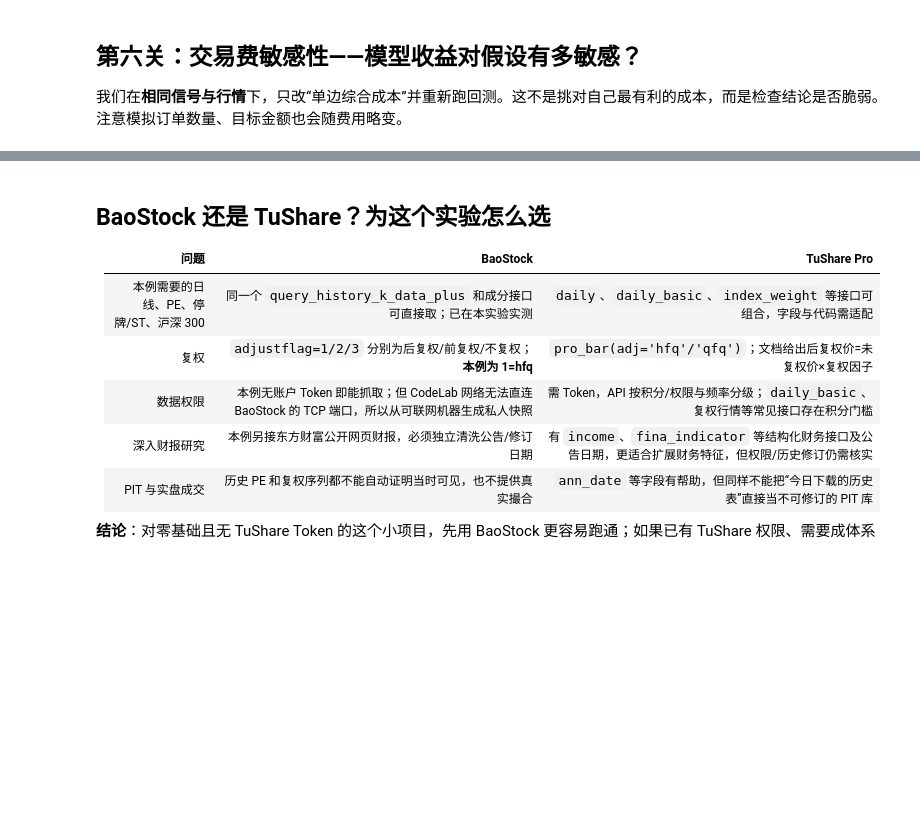
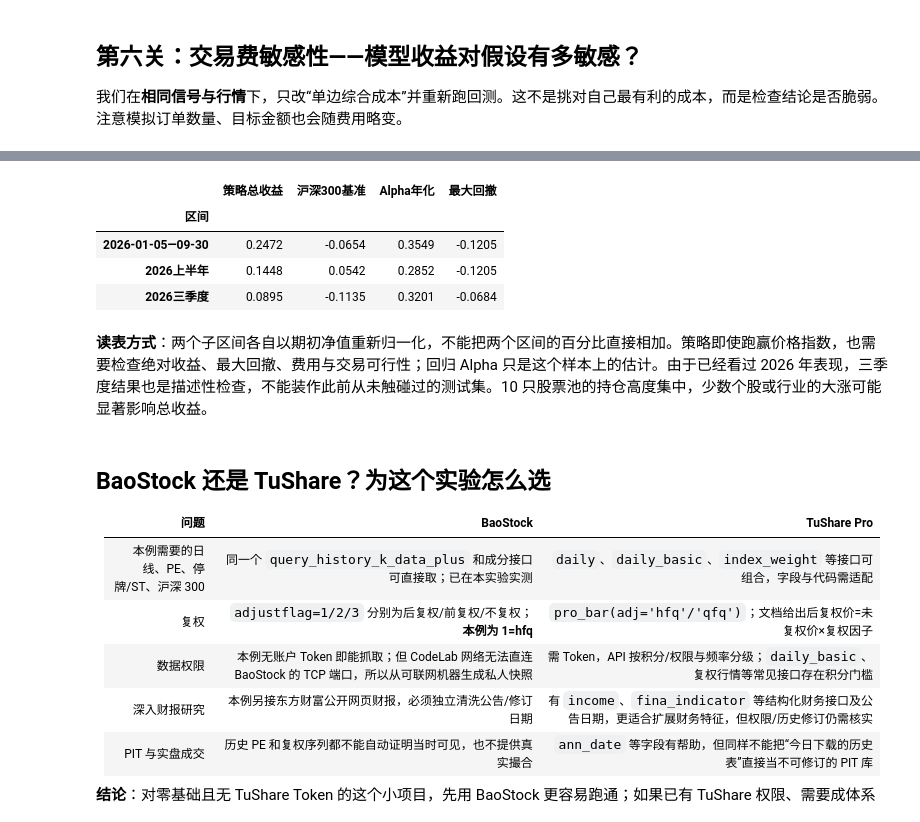
Before and after one commit to ZhengrongYue/MiniQuant, a Jupyter notebook: simple_framework.ipynb, the cells around one changed output, grey strips where cells are left out. Cells and saved outputs as stored; diff of their text form; code cells hidden in the pictures; blank space fills up the shorter version.

```diff
--- a/simple_framework.ipynb
+++ b/simple_framework.ipynb
@@ -366,3 +324,29 @@ print('仅按上半年 Alpha 选择的窗口：MA', selected_window, sep='')
+# %%
+def period_report(frame, label):
+    part = frame.copy()
+    part['nav'] = part.nav / part.nav.iloc[0]
+    part['benchmark_nav'] = part.benchmark_nav / part.benchmark_nav.iloc[0]
+    part['return'] = part.nav.pct_change()
+    part['benchmark_return'] = part.benchmark_nav.pct_change()
+    part['drawdown'] = part.nav / part.nav.cummax() - 1
+    report = performance_metrics(part)
+    return {'区间': label, '策略总收益': report['总收益率'],
+            '沪深300基准': report['基准总收益率'],
+            'Alpha年化': report['Alpha（日回归截距×252）'],
+            '最大回撤': report['最大回撤']}
+
+periods = [period_report(nav, '2026-01-05—09-30'),
+           period_report(nav.loc[:'2026-06-30'], '2026上半年'),
+           period_report(nav.loc['2026-06-30':], '2026三季度')]
+display(pd.DataFrame(periods).set_index('区间'))
+# %% [output]
+|  | 策略总收益 | 沪深300基准 | Alpha年化 | 最大回撤 |
+| 区间 |  |  |  |  |
+| 2026-01-05—09-30 | 0.2472 | -0.0654 | 0.3549 | -0.1205 |
+| 2026上半年 | 0.1448 | 0.0542 | 0.2852 | -0.1205 |
+| 2026三季度 | 0.0895 | -0.1135 | 0.3201 | -0.0684 |
+# %% [markdown]
+**读表方式**：两个子区间各自以期初净值重新归一化，不能把两个区间的百分比直接相加。策略即使跑赢价格指数，也需要检查绝对收益、最大回撤、费用与交易可行性；回归 Alpha 只是这个样本上的估计。由于已经看过 2026 年表现，三季度结果也是描述性检查，不能装作此前从未触碰过的测试集。10 只股票池的持仓高度集中，少数个股或行业的大涨可能显著影响总收益。
 # %% [markdown]
 ## BaoStock 还是 TuShare？为这个实验怎么选
 
```
Also changed, not shown: parts of 18 cells of this notebook, 2 other files.
